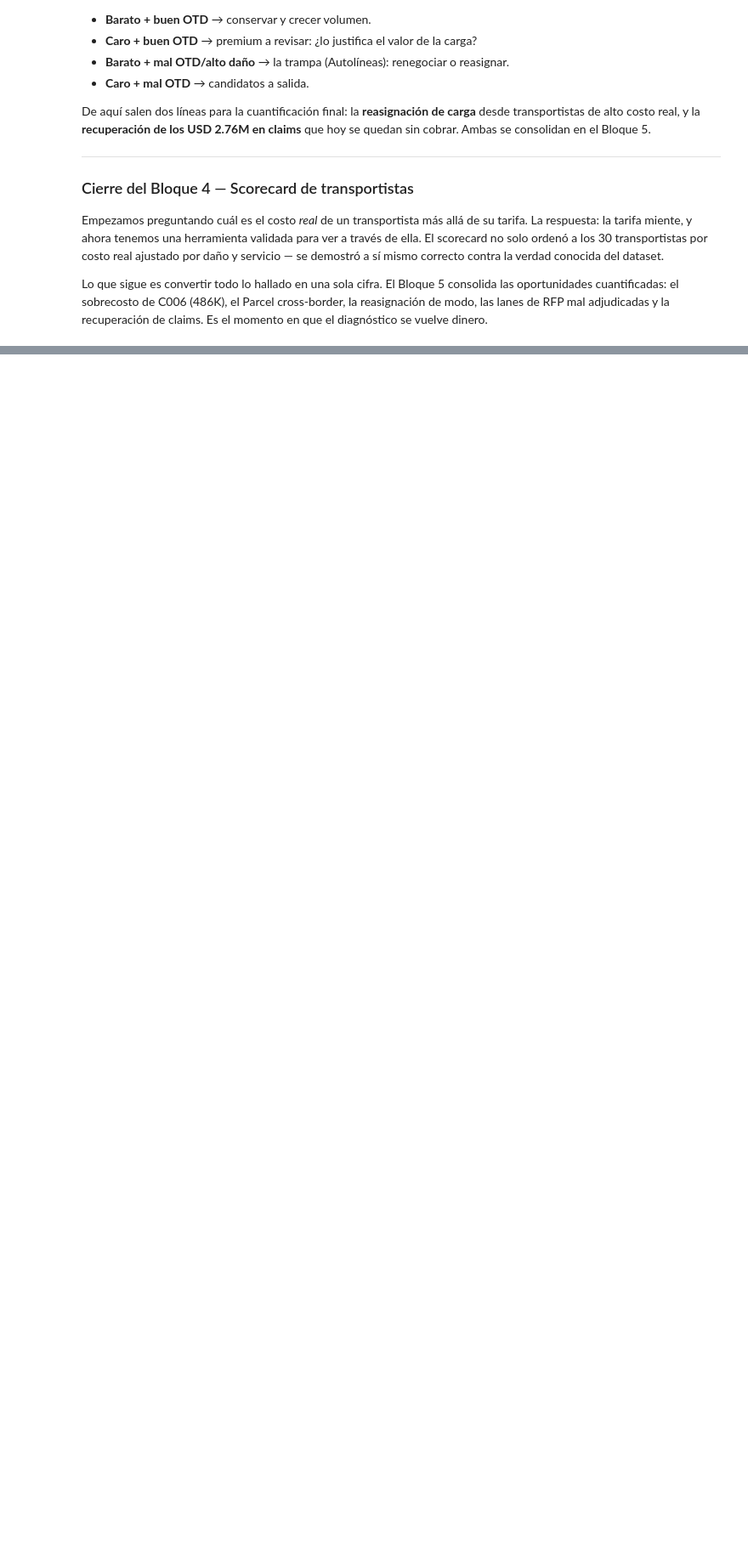
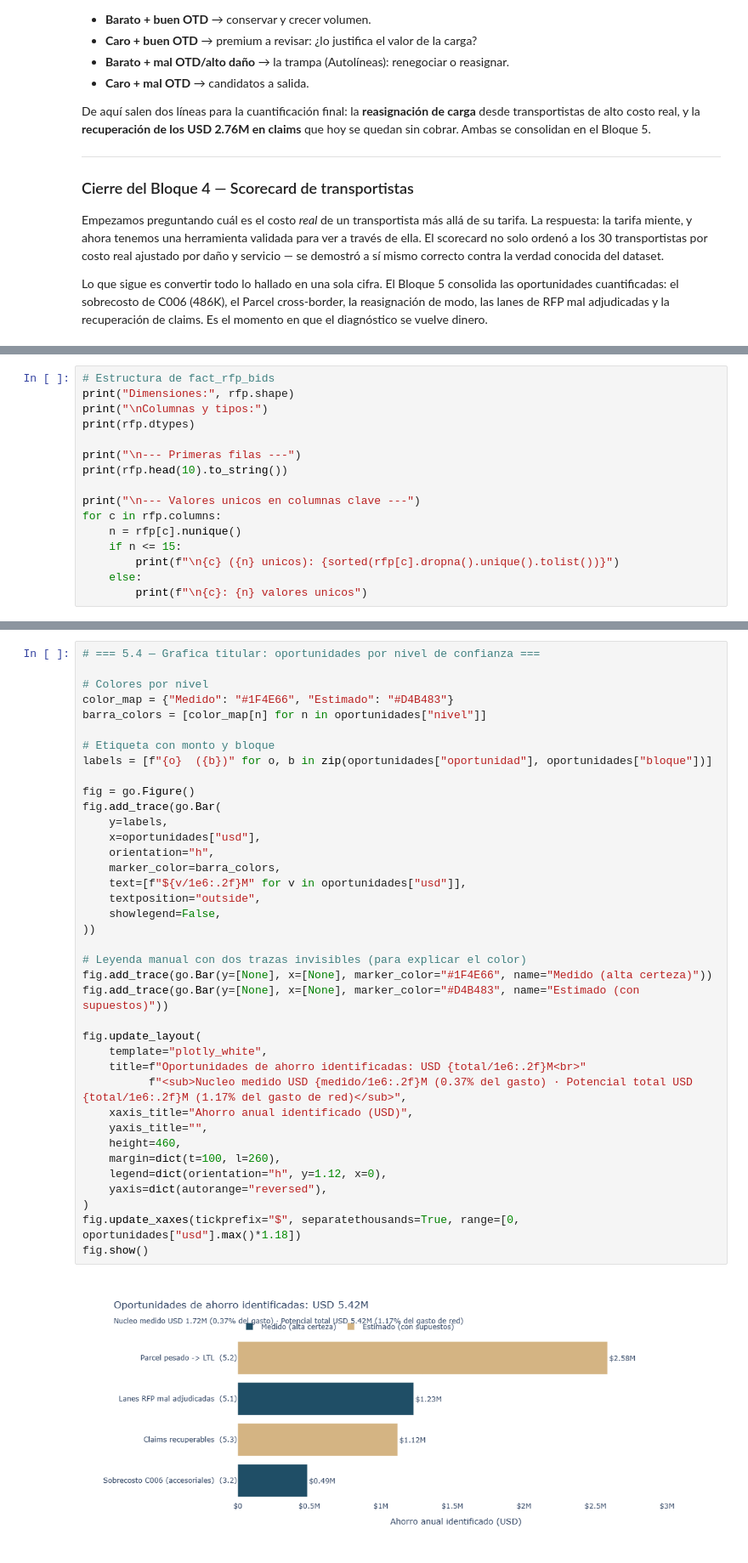
Before and after one commit to sergiocorona0286/transportation-analytics, a Jupyter notebook: notebooks/03_analisis_negocio.ipynb, the cells around one changed output, grey strips where cells are left out. Shown at 85% size. Cells and saved outputs as stored; diff of their text form; blank space fills up the shorter version.

Commit message:
Bloque 5 completo: oportunidades cuantificadas, cifra titular 5.42M por nivel de confianza

```diff
--- a/notebooks/03_analisis_negocio.ipynb
+++ b/notebooks/03_analisis_negocio.ipynb
@@ -2334,0 +2355,16 @@ Lo que sigue es convertir todo lo hallado en una sola cifra. El Bloque 5 consoli
+# %%
+# Estructura de fact_rfp_bids
+print("Dimensiones:", rfp.shape)
+print("\nColumnas y tipos:")
+print(rfp.dtypes)
+
+print("\n--- Primeras filas ---")
+print(rfp.head(10).to_string())
+
+print("\n--- Valores unicos en columnas clave ---")
+for c in rfp.columns:
+    n = rfp[c].nunique()
+    if n <= 15:
+        print(f"\n{c} ({n} unicos): {sorted(rfp[c].dropna().unique().tolist())}")
+    else:
+        print(f"\n{c}: {n} valores unicos")
@@ -2334,0 +2820,40 @@ Lo que sigue es convertir todo lo hallado en una sola cifra. El Bloque 5 consoli
+# %%
+# === 5.4 — Grafica titular: oportunidades por nivel de confianza ===
+
+# Colores por nivel
+color_map = {"Medido": "#1F4E66", "Estimado": "#D4B483"}
+barra_colors = [color_map[n] for n in oportunidades["nivel"]]
+
+# Etiqueta con monto y bloque
+labels = [f"{o}  ({b})" for o, b in zip(oportunidades["oportunidad"], oportunidades["bloque"])]
+
+fig = go.Figure()
+fig.add_trace(go.Bar(
+    y=labels,
+    x=oportunidades["usd"],
+    orientation="h",
+    marker_color=barra_colors,
+    text=[f"${v/1e6:.2f}M" for v in oportunidades["usd"]],
+    textposition="outside",
+    showlegend=False,
+))
+
+# Leyenda manual con dos trazas invisibles (para explicar el color)
+fig.add_trace(go.Bar(y=[None], x=[None], marker_color="#1F4E66", name="Medido (alta certeza)"))
+fig.add_trace(go.Bar(y=[None], x=[None], marker_color="#D4B483", name="Estimado (con supuestos)"))
+
+fig.update_layout(
+    template="plotly_white",
+    title=f"Oportunidades de ahorro identificadas: USD {total/1e6:.2f}M<br>"
+          f"<sub>Nucleo medido USD {medido/1e6:.2f}M (0.37% del gasto) · Potencial total USD {total/1e6:.2f}M (1.17% del gasto de red)</sub>",
+    xaxis_title="Ahorro anual identificado (USD)",
+    yaxis_title="",
+    height=460,
+    margin=dict(t=100, l=260),
+    legend=dict(orientation="h", y=1.12, x=0),
+    yaxis=dict(autorange="reversed"),
+)
+fig.update_xaxes(tickprefix="$", separatethousands=True, range=[0, oportunidades["usd"].max()*1.18])
+fig.show()
+# %% [output]
+[figure, added]
```
Also changed, not shown: parts of 19 cells of this notebook.
